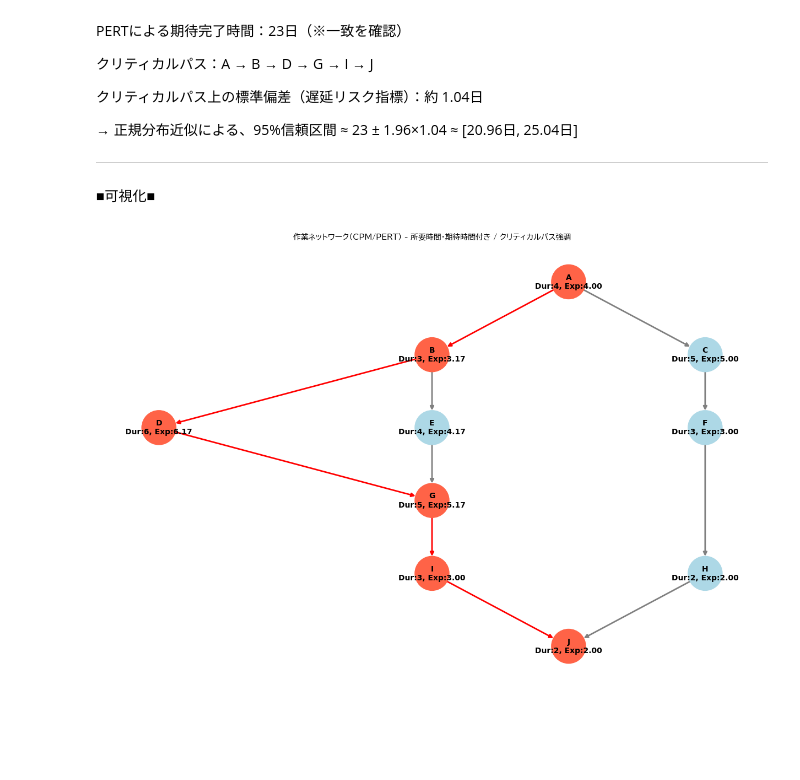
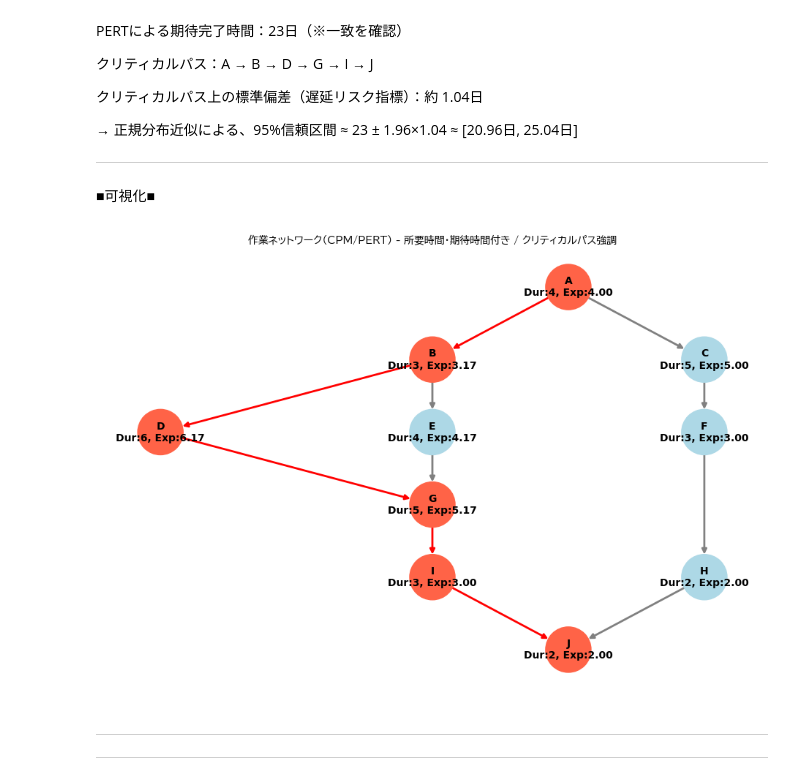
Before and after one commit to souldrive7/ECP, a Jupyter notebook: modeling_kadai_goto1.ipynb, the cells around one changed output. Drawn from its saved outputs; the diff is of its cells as text; code cells hidden in the pictures; blank space fills up the shorter version.

```diff
--- a/modeling_kadai_goto1.ipynb
+++ b/modeling_kadai_goto1.ipynb
@@ -384,32 +426,35 @@ task_info = {
 # ▼ DAG構築
 G = nx.DiGraph()
 for task, info in task_info.items():
     G.add_node(task, duration=info['duration'], expect=info['expect'], critical=info['critical'])
     for pred in info['pred']:
         G.add_edge(pred, task)
 
 
 # ▼ ラベル・色設定
 labels = {
     node: f"{node}\nDur:{G.nodes[node]['duration']}, Exp:{G.nodes[node]['expect']:.2f}"
     for node in G.nodes
 }
 node_colors = ['tomato' if G.nodes[node]['critical'] else 'lightblue' for node in G.nodes]
 edge_colors = ['red' if G.nodes[u]['critical'] and G.nodes[v]['critical'] else 'gray' for u, v in G.edges]
 pos = nx.nx_pydot.graphviz_layout(G, prog='dot')
 
 # ▼ 描画
-plt.figure(figsize=(12, 8))
+plt.figure(figsize=(9, 6))
 nx.draw(G, pos, with_labels=False, arrows=True, node_size=2000,
         node_color=node_colors, edge_color=edge_colors, width=2)
 nx.draw_networkx_labels(G, pos, labels=labels, font_size=10, font_weight='bold')
 
 plt.title("作業ネットワーク（CPM/PERT） - 所要時間・期待時間付き / クリティカルパス強調", fontproperties=font_prop)
 plt.axis('off')
 plt.tight_layout()
 
 # PDF保存
 plt.savefig("network_chart.pdf", format='pdf', bbox_inches='tight')
 plt.show()
 # %% [output]
-[figure, old version]
+[figure, new version]
+# %% [markdown]
+---
+---
```
Also changed, not shown: parts of 4 cells of this notebook.
